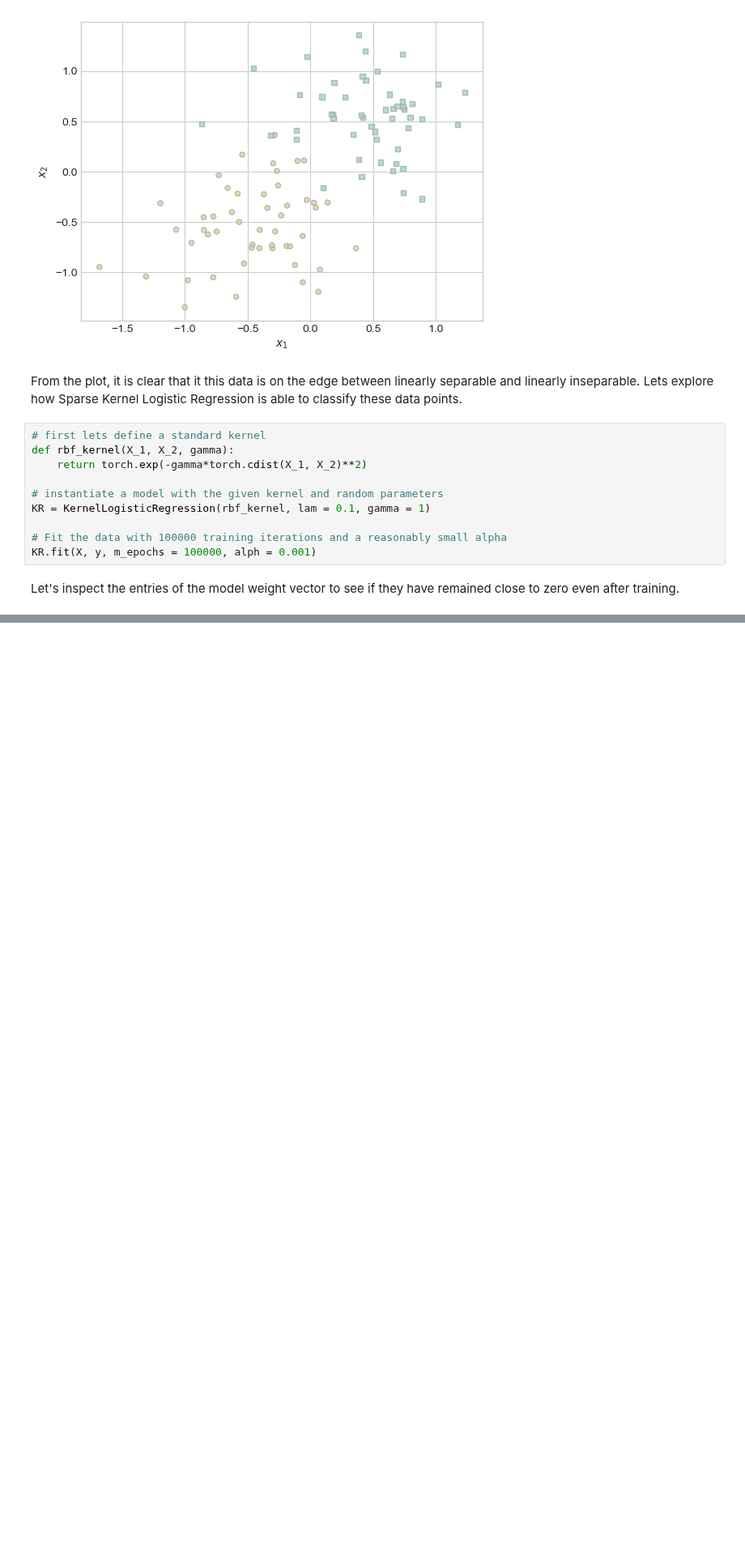
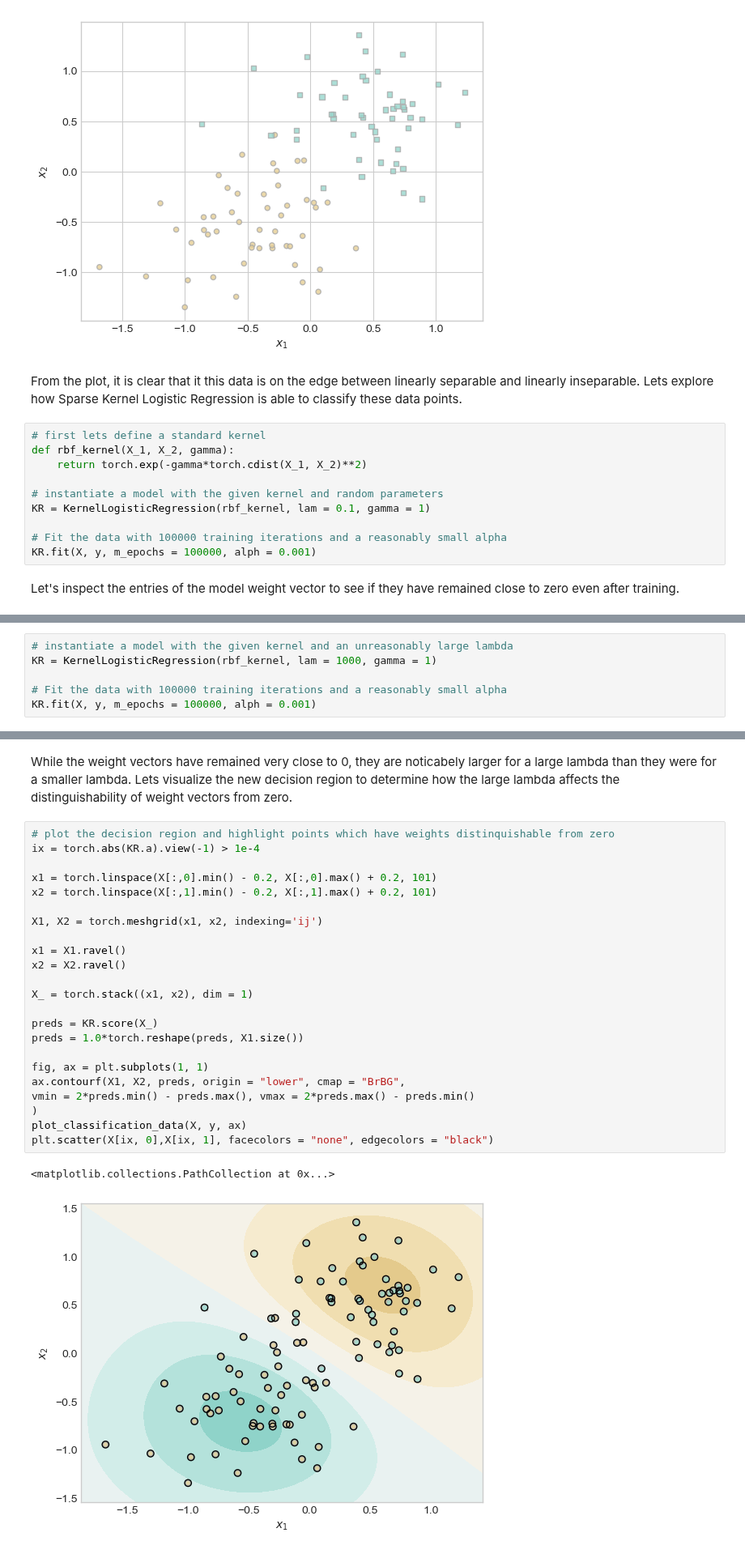
Before and after one commit to Nibsquatch/Nibsquatch.github.io, a Jupyter notebook: posts/Blog 6/index.ipynb, the cells around one changed output, grey strips where cells are left out. Shown at 81% size. Drawn from its saved outputs; the diff is of its cells as text; blank space fills up the shorter version.

Commit message:
update graphs

```diff
--- a/posts/Blog 6/index.ipynb
+++ b/posts/Blog 6/index.ipynb
@@ -99,0 +104,6 @@ plt.scatter(X[ix, 0],X[ix, 1], facecolors = "none", edgecolors = "black")
+# %%
+# instantiate a model with the given kernel and an unreasonably large lambda
+KR = KernelLogisticRegression(rbf_kernel, lam = 1000, gamma = 1)
+
+# Fit the data with 100000 training iterations and a reasonably small alpha
+KR.fit(X, y, m_epochs = 100000, alph = 0.001)
@@ -99,0 +119,28 @@ plt.scatter(X[ix, 0],X[ix, 1], facecolors = "none", edgecolors = "black")
+# %% [markdown]
+While the weight vectors have remained very close to 0, they are noticabely larger for a large lambda than they were for a smaller lambda. Lets visualize the new decision region to determine how the large lambda affects the distinguishability of weight vectors from zero.
+# %%
+# plot the decision region and highlight points which have weights distinquishable from zero
+ix = torch.abs(KR.a).view(-1) > 1e-4
+
+x1 = torch.linspace(X[:,0].min() - 0.2, X[:,0].max() + 0.2, 101)
+x2 = torch.linspace(X[:,1].min() - 0.2, X[:,1].max() + 0.2, 101)
+
+X1, X2 = torch.meshgrid(x1, x2, indexing='ij')
+
+x1 = X1.ravel()
+x2 = X2.ravel()
+
+X_ = torch.stack((x1, x2), dim = 1)
+
+preds = KR.score(X_)
+preds = 1.0*torch.reshape(preds, X1.size())
+
+fig, ax = plt.subplots(1, 1)
+ax.contourf(X1, X2, preds, origin = "lower", cmap = "BrBG",
+vmin = 2*preds.min() - preds.max(), vmax = 2*preds.max() - preds.min()
+)
+plot_classification_data(X, y, ax)
+plt.scatter(X[ix, 0],X[ix, 1], facecolors = "none", edgecolors = "black")
+# %% [output]
+<matplotlib.collections.PathCollection at 0x...>
+[figure, added]
```
Also changed, not shown: parts of 28 cells of this notebook, 10 other files.
